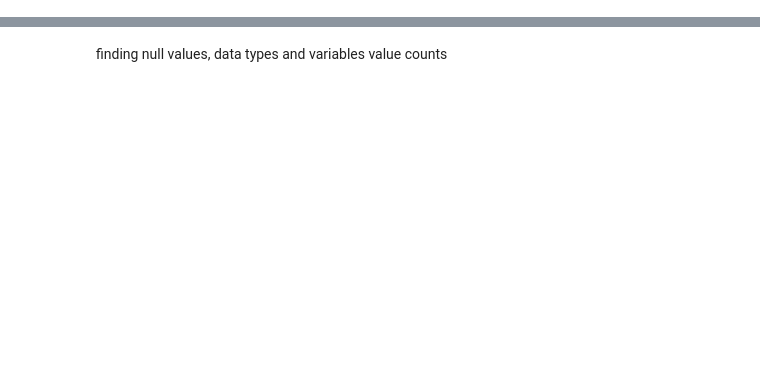
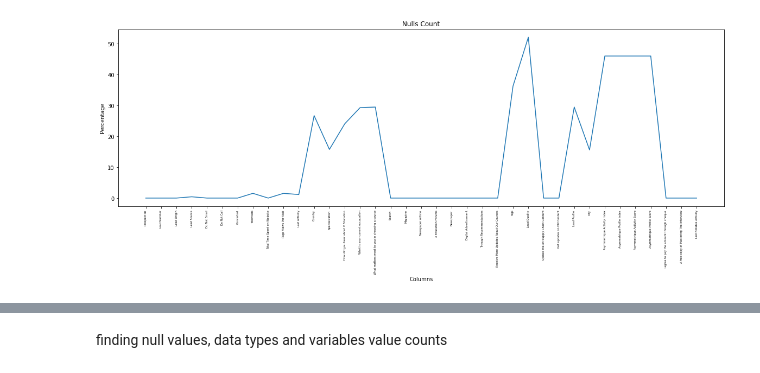
Before and after one commit to Janavi0308/lead-scoring, a Jupyter notebook: lead_scoring.ipynb, the cells around one changed output, grey strips where cells are left out. Drawn from its saved outputs; the diff is of its cells as text; code cells hidden in the pictures; blank space fills up the shorter version.

```diff
--- a/lead_scoring.ipynb
+++ b/lead_scoring.ipynb
@@ -65,0 +74,13 @@ print(data.shape)
+# %%
+# Find the % nulls in all the columns
+def get_nulls_count(data_df):
+    """
+    Funtion to find the null counts and %nulls for all the columns of a given dataframe
+
+    @param data_df: DataFrame
+    """
+    nulls_count = data_df.isnull().sum().reset_index().rename(columns={'index': 'columns', 0: 'null_count'})
+    nulls_count['%_nulls_count'] = nulls_count['null_count']/data_df.shape[0] * 100
+    return nulls_count
+
+nulls_count = get_nulls_count(train.copy())
@@ -65,0 +121,10 @@ print(data.shape)
+# %%
+plt.figure(figsize=[20,6])
+plt.plot(nulls_count['columns'], nulls_count['%_nulls_count'])
+plt.title('Nulls Count')
+plt.xlabel("Columns")
+plt.ylabel("Percentage")
+plt.xticks(rotation=90, fontsize=5)
+plt.show()
+# %% [output]
+[figure, added]
```
Also changed, not shown: parts of 22 cells of this notebook.
